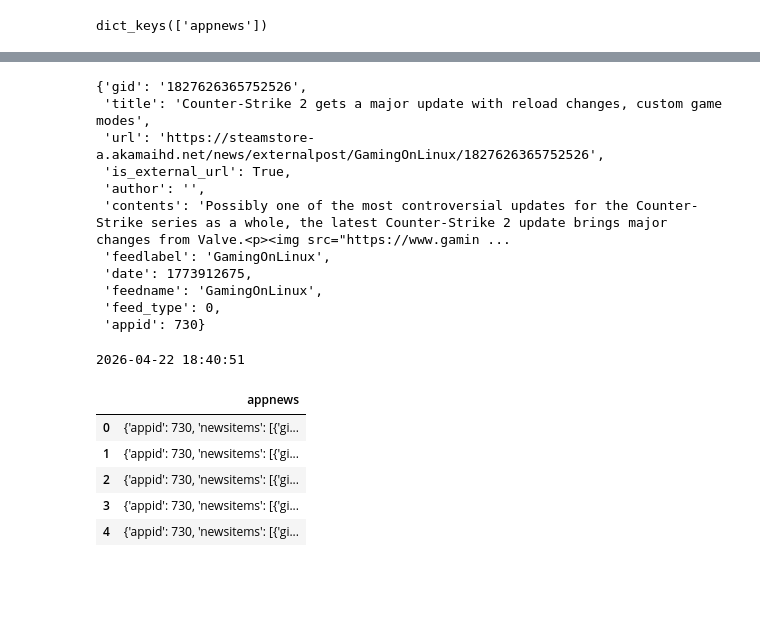
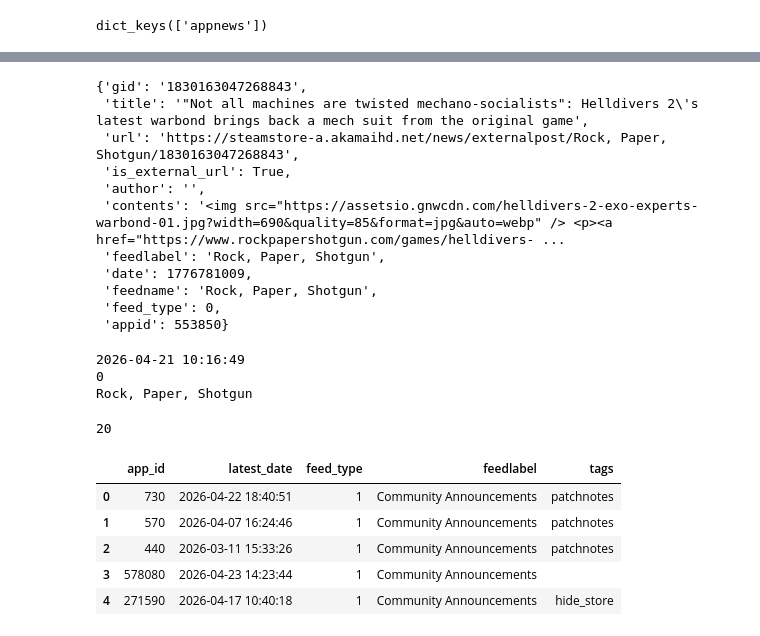
Before and after one commit to mmauricioj28/Video-Game-Staying-Power-Analysis, a Jupyter notebook: notebooks/04_data_collection.ipynb, the cells around one changed output, grey strips where cells are left out. Saved outputs shown, nothing was run; the diff lists cells and outputs as text; code cells hidden in the pictures; blank space fills up the shorter version.

Commit message:
Finished Content table

```diff
--- a/notebooks/04_data_collection.ipynb
+++ b/notebooks/04_data_collection.ipynb
@@ -27,7 +28,7 @@ app_ids = [
     1086940   # Baldur's Gate 3
 ]
 # %%
-url = f"https://api.steampowered.com/ISteamNews/GetNewsForApp/v2/?appid={570}"
+url = f"https://api.steampowered.com/ISteamNews/GetNewsForApp/v2/?appid={730}"
 response = requests.get(url)
 data = response.json()
 
@@ -70,50 +71,82 @@ print(unique_tags)
 # %%
-data["appnews"]["newsitems"][10]
+data["appnews"]["newsitems"][0]
 # %% [output]
-{'gid': '1827626365752526',
- 'title': 'Counter-Strike 2 gets a major update with reload changes, custom game modes',
- 'url': 'https://steamstore-a.akamaihd.net/news/externalpost/GamingOnLinux/1827626365752526',
+{'gid': '1830163047268843',
+ 'title': '"Not all machines are twisted mechano-socialists": Helldivers 2\'s latest warbond brings back a mech suit from the original game',
+ 'url': 'https://steamstore-a.akamaihd.net/news/externalpost/Rock, Paper, Shotgun/1830163047268843',
  'is_external_url': True,
  'author': '',
- 'contents': 'Possibly one of the most controversial updates for the Counter-Strike series as a whole, the latest Counter-Strike 2 update brings major changes from Valve.<p><img src="https://www.gamin ...
- 'feedlabel': 'GamingOnLinux',
- 'date': 1773912675,
- 'feedname': 'GamingOnLinux',
+ 'contents': '<img src="https://assetsio.gnwcdn.com/helldivers-2-exo-experts-warbond-01.jpg?width=690&quality=85&format=jpg&auto=webp" /> <p><a href="https://www.rockpapershotgun.com/games/helldivers- ...
+ 'feedlabel': 'Rock, Paper, Shotgun',
+ 'date': 1776781009,
+ 'feedname': 'Rock, Paper, Shotgun',
  'feed_type': 0,
- 'appid': 730}
+ 'appid': 553850}
 # %%
 readable_date = datetime.fromtimestamp(data["appnews"]["newsitems"][0]['date'])
 
 print(readable_date)
+print((data["appnews"]["newsitems"][0]['feed_type']))
+print((data["appnews"]["newsitems"][0]['feedlabel']))
 # %% [output]
-2026-04-22 18:40:51
+2026-04-21 10:16:49
+0
+Rock, Paper, Shotgun
+# %%
+
+len(data["appnews"]["newsitems"])
+# %% [output]
+20
 # %%
 def get_content_support(app_id):
-    url = f"https://api.steampowered.com/ISteamNews/GetNewsForApp/v2/?appid={730}"
+    url = f"https://api.steampowered.com/ISteamNews/GetNewsForApp/v2/?appid={app_id}"
     try:
         response = requests.get(url, timeout=10)
         data = response.json()
 
-        latest_date =
+        news_items = data.get("appnews", {}).get("newsitems", [])
+        if not news_items:
+            return {
+                "app_id": app_id,
+                "latest_date": None,
+                "feed_type": None,
+                "feedlabel": None,
+                "tags": None
+            }
+
+        latest_post = news_items[0]
+        chosen_post = latest_post
+
+        for post in news_items:
+            if "patchnotes" in post.get("tags", []):
+                chosen_post = post
+                break
+
         return {
+            "app_id": app_id,
+            "latest_date": datetime.fromtimestamp(chosen_post["date"]),
+            "feed_type": chosen_post.get("feed_type"),
+            "feedlabel": chosen_post.get("feedlabel"),
+            "tags": ", ".join(chosen_post.get("tags", []))
+        }
 
-        }
     except Exception as e:
         print(f"Error for app_id {app_id}: {e}")
+        return None
 # %%
 content_support = []
 
 for app_id in app_ids:
     row = get_content_support(app_id)
     content_support.append(row)
     time.sleep(1)
 
-df_engagement = pd.DataFrame(content_support)
-df_engagement.head()
+df_content = pd.DataFrame(content_support)
+df_content.head()
 # %% [output]
-|  | appnews |
-| 0 | {'appid': 730, 'newsitems': [{'gi... |
-| 1 | {'appid': 730, 'newsitems': [{'gi... |
-| 2 | {'appid': 730, 'newsitems': [{'gi... |
-| 3 | {'appid': 730, 'newsitems': [{'gi... |
-| 4 | {'appid': 730, 'newsitems': [{'gi... |
+|  | app_id | latest_date | feed_type | feedlabel | tags |
+| 0 | 730 | 2026-04-22 18:40:51 | 1 | Community Announcements | patchnotes |
+| 1 | 570 | 2026-04-07 16:24:46 | 1 | Community Announcements | patchnotes |
+| 2 | 440 | 2026-03-11 15:33:26 | 1 | Community Announcements | patchnotes |
+| 3 | 578080 | 2026-04-23 14:23:44 | 1 | Community Announcements |  |
+| 4 | 271590 | 2026-04-17 10:40:18 | 1 | Community Announcements | hide_store |
```
Also changed, not shown: parts of 8 cells of this notebook, 5 other files.
